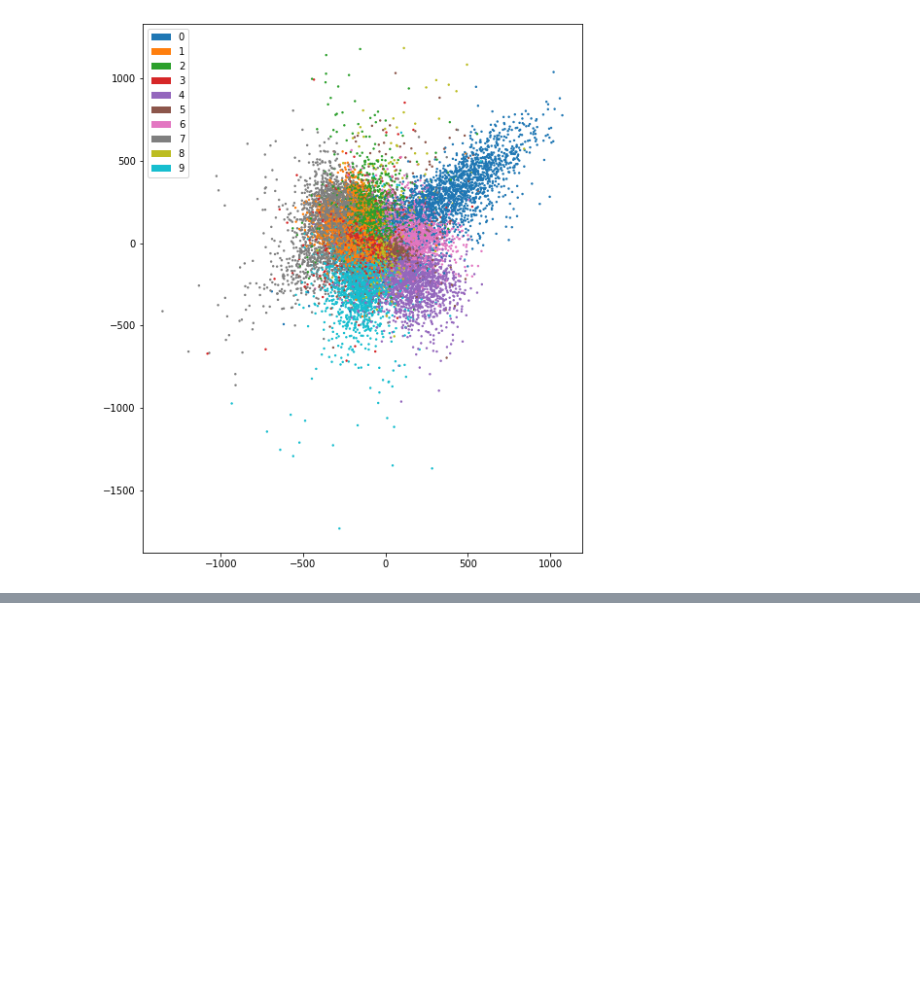
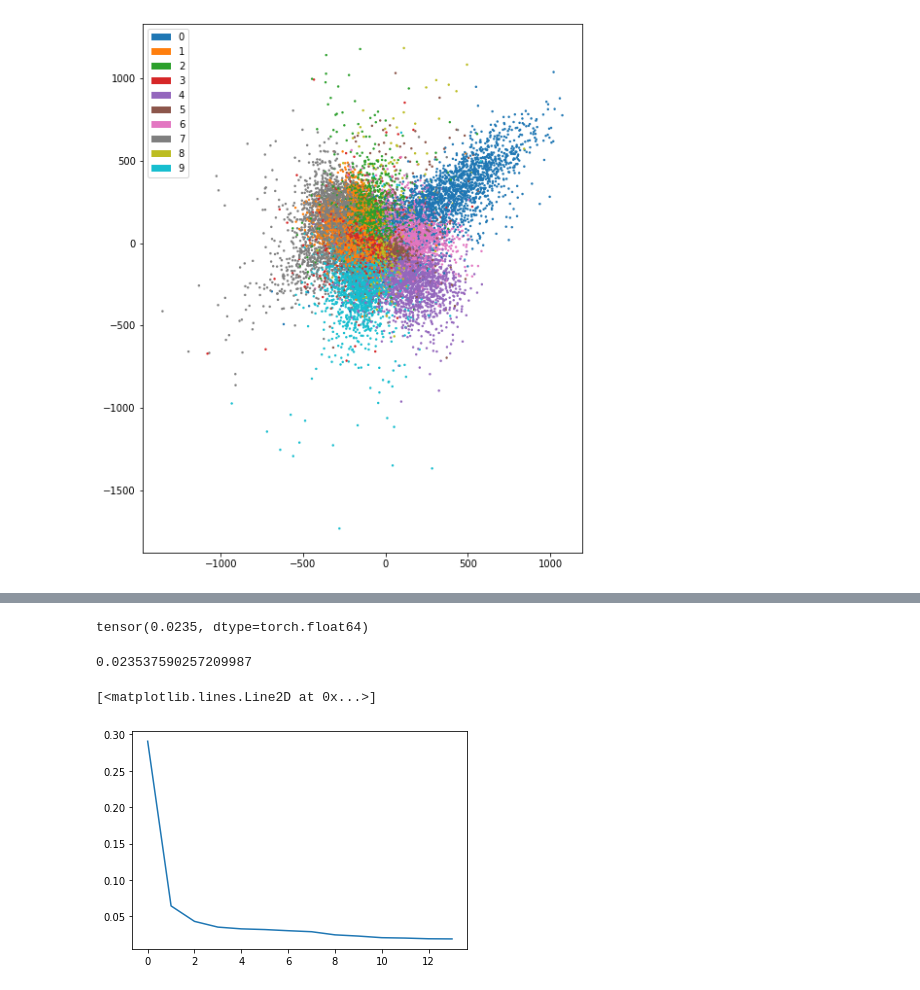
Before and after one commit to einbandi/ptsne-pytorch, a Jupyter notebook: vector-field.ipynb, the cells around one changed output, grey strips where cells are left out. Saved outputs shown, nothing was run; the diff lists cells and outputs as text; code cells hidden in the pictures; blank space fills up the shorter version.

```diff
--- a/vector-field.ipynb
+++ b/vector-field.ipynb
@@ -305,8 +298,14 @@ from scipy import interpolate
 # %%
-xx = np.linspace(-1, 1, 1000)
-yy = np.linspace(-1, 1, 1000)
-xx, yy = np.meshgrid(xx, yy)
+def scale_and_interpolate(x1, y1, x2, y2):
 
-points = np.transpose(np.vstack((x1, y2)))
-u_interp = interpolate.griddata(points, x2-x1, (xx, yy), method='cubic', fill_value=0.)
-v_interp = interpolate.griddata(points, y2-y1, (xx, yy), method='cubic', fill_value=0.)
+    x1, y1, x2, y2 = scale(x1, y1, x2, y2)
+
+    xx = np.linspace(-1, 1, 200)
+    yy = np.linspace(-1, 1, 200)
+    xx, yy = np.meshgrid(xx, yy)
+
+    points = np.transpose(np.vstack((x1, y2)))
+    u = interpolate.griddata(points, x2-x1, (xx, yy), method='nearest')
+    v = interpolate.griddata(points, y2-y1, (xx, yy), method='nearest')
+
+    return xx, yy, u, v
@@ -324,0 +312,7 @@ plt.quiver(xx[idx_x, idx_y], yy[idx_x, idx_y], u_interp[idx_x, idx_y], v_interp[
+# %%
+def total_divergence(x1, y1, x2, y2):
+
+    x, y, u, v = scale_and_interpolate(x1, y1, x2, y2)
+    num_points = x.shape[0] * x.shape[1]
+
+    return (np.gradient(u, 0.01, axis=1) + np.gradient(v, 0.01, axis=0)).sum() / num_points
@@ -324,0 +370,17 @@ plt.quiver(xx[idx_x, idx_y], yy[idx_x, idx_y], u_interp[idx_x, idx_y], v_interp[
+# %%
+a = torch.tensor(coords[0])
+b = torch.tensor(coords[1])
+
+outward_flow_torch(a, b)
+# %% [output]
+tensor(0.0235, dtype=torch.float64)
+# %%
+outward_flow(coords[0,:,0], coords[0,:,1], coords[1,:,0], coords[1,:,1], interpolate=False)
+# %% [output]
+0.023537590257209987
+# %%
+def total_divergence_over_time(dataset):
+    div = []
+    for i, j in zip(dataset[:-1], dataset[1:]):
+        div.append(total_divergence(i[:,0], i[:,1], j[:,0], j[:,1]))
+    return np.array(div)
@@ -324,0 +393,7 @@ plt.quiver(xx[idx_x, idx_y], yy[idx_x, idx_y], u_interp[idx_x, idx_y], v_interp[
+# %%
+div = total_divergence_over_time(coords)
+# %%
+plt.plot(div)
+# %% [output]
+[<matplotlib.lines.Line2D at 0x...>]
+[figure, added]
```
Also changed, not shown: parts of 20 cells of this notebook, 1 other file.
